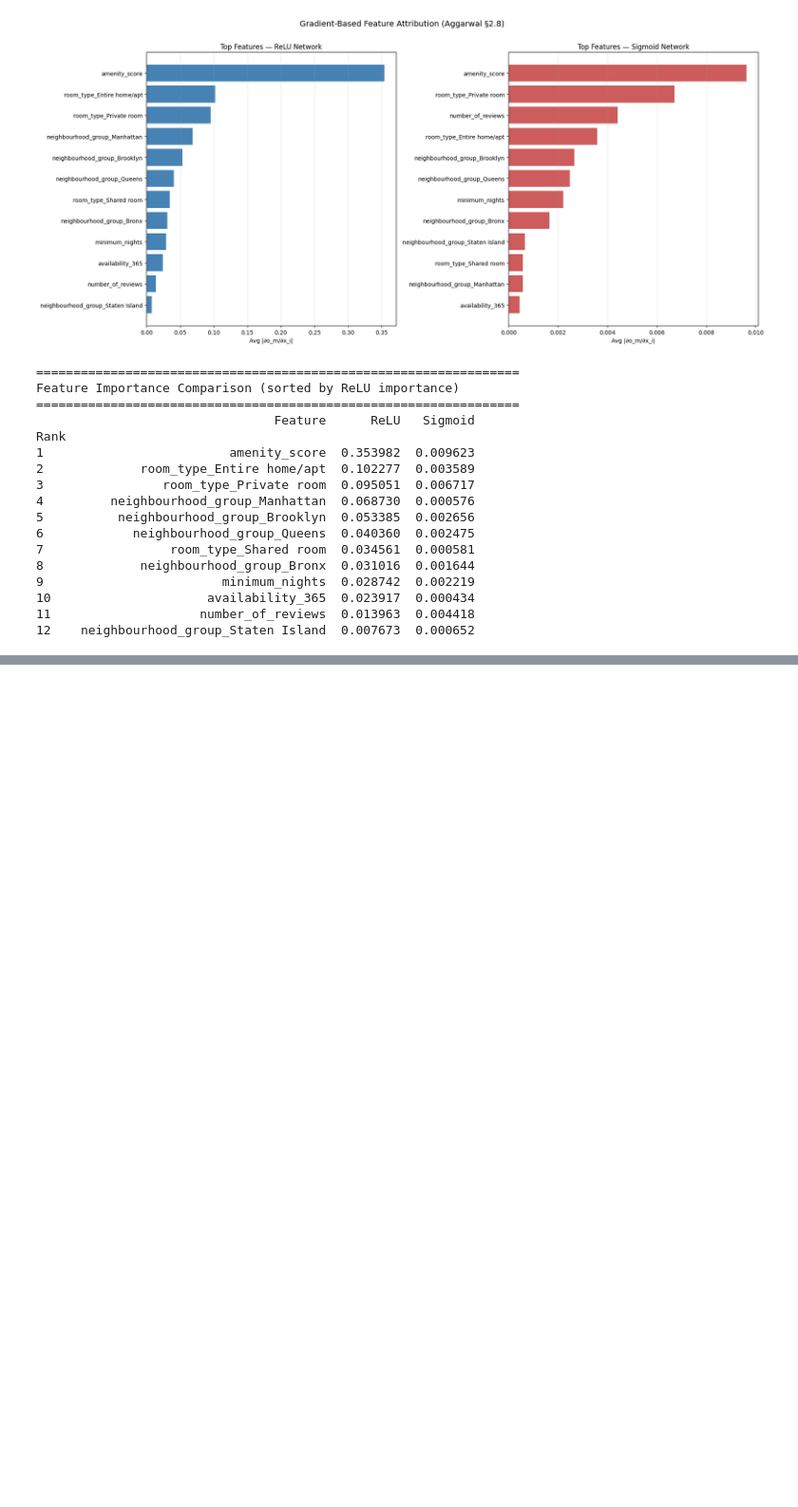
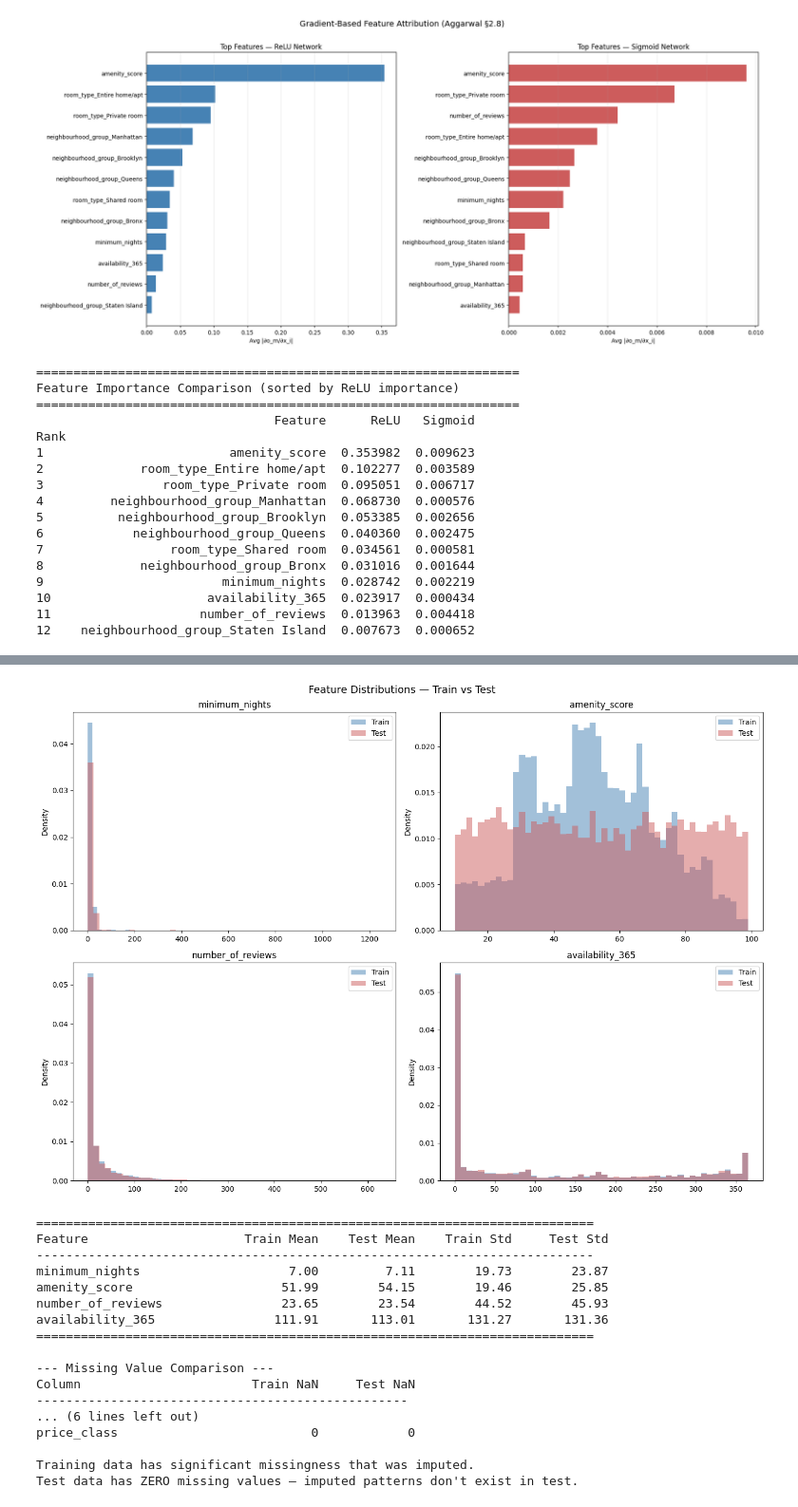
Before and after one commit to azamali9922/25280057_deeplearning_pa_1, a Jupyter notebook: part1.ipynb, the cells around one changed output, grey strips where cells are left out. Shown at 95% size. Saved outputs shown, nothing was run; the diff lists cells and outputs as text; code cells hidden in the pictures; blank space fills up the shorter version.

```diff
--- a/part1.ipynb
+++ b/part1.ipynb
@@ -996,0 +1117,64 @@ OUTPUT: Feature importance scores s ∈ R^{M0}, ranked feature list
+# %%
+# ── Distribution Shift Analysis: Train vs Test ──
+# comparing the raw (pre-normalized) feature distributions to find covariate shift
+
+train_raw = pd.read_csv('train.csv')
+test_raw  = pd.read_csv('test.csv')
+
+num_features = ['minimum_nights', 'amenity_score', 'number_of_reviews', 'availability_365']
+
+fig, axes = plt.subplots(2, 2, figsize=(14, 10))
+for i, col in enumerate(num_features):
+    ax = axes[i // 2][i % 2]
+    ax.hist(train_raw[col].dropna(), bins=50, alpha=0.5, label='Train', density=True, color='steelblue')
+    ax.hist(test_raw[col].dropna(), bins=50, alpha=0.5, label='Test', density=True, color='indianred')
+    ax.set_title(col)
+    ax.legend()
+    ax.set_ylabel('Density')
+plt.suptitle('Feature Distributions — Train vs Test', fontsize=14)
+plt.tight_layout()
+plt.show()
+
+# numeric summary of shift
+print("\n" + "=" * 75)
+print(f"{'Feature':<25} {'Train Mean':>12} {'Test Mean':>12} {'Train Std':>12} {'Test Std':>12}")
+print("-" * 75)
+for col in num_features:
+    tr_mean = train_raw[col].mean()
+    te_mean = test_raw[col].mean()
+    tr_std  = train_raw[col].std()
+    te_std  = test_raw[col].std()
+    print(f"{col:<25} {tr_mean:>12.2f} {te_mean:>12.2f} {tr_std:>12.2f} {te_std:>12.2f}")
+print("=" * 75)
+
+# missing values comparison — this is a KEY difference
+print("\n--- Missing Value Comparison ---")
+print(f"{'Column':<25} {'Train NaN':>12} {'Test NaN':>12}")
+print("-" * 50)
+for c in train_raw.columns:
+    tr_na = train_raw[c].isna().sum()
+    te_na = test_raw[c].isna().sum()
+    flag = " <<<" if tr_na > 0 and te_na == 0 else ""
+    print(f"{c:<25} {tr_na:>12} {te_na:>12}{flag}")
+print()
+print("Training data has significant missingness that was imputed.")
+print("Test data has ZERO missing values — imputed patterns don't exist in test.")
+# %% [output]
+[figure, added]
+===========================================================================
+Feature                     Train Mean    Test Mean    Train Std     Test Std
+---------------------------------------------------------------------------
+minimum_nights                    7.00         7.11        19.73        23.87
+amenity_score                    51.99        54.15        19.46        25.85
+number_of_reviews                23.65        23.54        44.52        45.93
+availability_365                111.91       113.01       131.27       131.36
+===========================================================================
+
+--- Missing Value Comparison ---
+Column                       Train NaN     Test NaN
+--------------------------------------------------
+... (6 lines left out)
+price_class                          0            0
+
+Training data has significant missingness that was imputed.
+Test data has ZERO missing values — imputed patterns don't exist in test.
```
Also changed, not shown: parts of 12 cells of this notebook, 4 other files.
